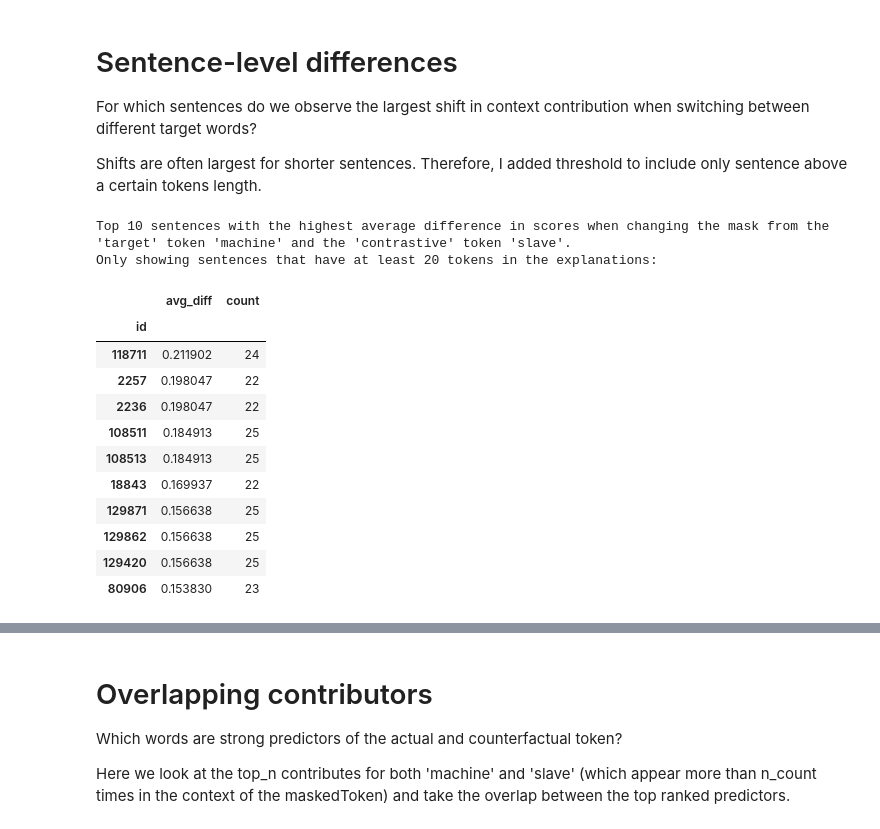
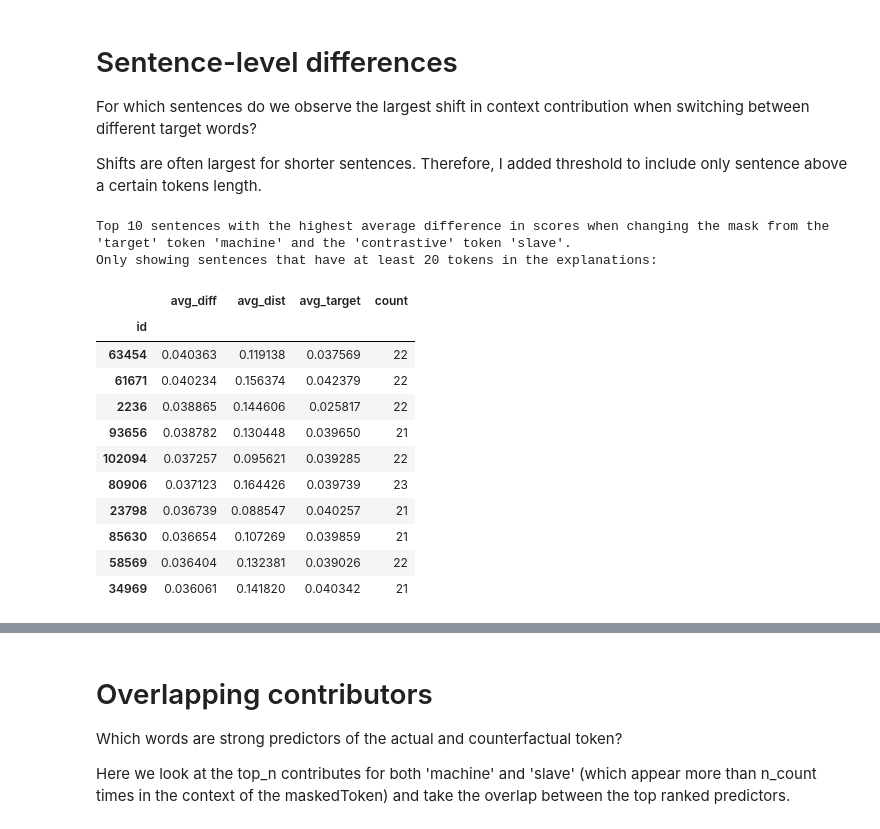
Before and after one commit to Text-Machine/mask-predict, a Jupyter notebook: example_analysis_colab.ipynb, the cells around one changed output, grey strips where cells are left out. Drawn from its saved outputs; the diff is of its cells as text; code cells hidden in the pictures.

```diff
--- a/example_analysis_colab.ipynb
+++ b/example_analysis_colab.ipynb
@@ -218,8 +301,8 @@ Notes:
 - UNEXPECTED    :can be ignored when loading from different task/architecture; not ok if you expect identical arch.
 # %%
 # get the ids for the sentences containing the context token 'tentering' and the masked tokens 'slave' or 'slaves'
-context_token = 'tool'
-masked_tokens = mask2tokens[TargetMaskedToken]
+context_token = 'pendulum'
+masked_tokens = mask2tokens[ContrastiveMaskedToken]
 print(masked_tokens)
 df_ig[(df_ig.Token==context_token) & (df_ig.Target.isin(masked_tokens))]['id'].unique()
 # %% [output]
@@ -244,8 +314,8 @@ array([ 61362,  61364,  61393,  61394,  61474,  61674,  62580,  64390,
 # %%
 # select one of the above ids and highlight the context tokens in the sentence
-idx = 1296
-sentence = ' '.join(df_ig[(df_ig.id==idx) & df_ig.Target.isin(['slave','slaves'])]['Token'].values)
-target = df_ig[(df_ig.id==idx) & df_ig.Target.isin(['slave','slaves'])]['Target'].values[0]
-highlight_context_tokens(explainer, sentence, target=target, word_agg="max")
+idx = 68300
+sentence = ' '.join(df_ig[(df_ig.id==idx) & df_ig.Target.isin(masked_tokens)]['Token'].values)
+target = df_ig[(df_ig.id==idx) & df_ig.Target.isin(masked_tokens)]['Target'].values[0]
+highlight_context_tokens(explainer, sentence, target=target, word_agg="mean")
 # %% [output]
 [interactive output not drawn]
@@ -261,9 +331,9 @@ Therefore we now focus on differences (the contrast): i.e. which words are most
 df_observed_ig_tok = df_ig[(df_ig['Target'].isin(mask2tokens[TargetMaskedToken]))].reset_index(drop=True)
 df_counterfactual_ig_tok = df_ig[(df_ig['Target'].isin(mask2tokens[ContrastiveMaskedToken]))].reset_index(drop=True)
 # %%
-df_observed_ig_tok['Diff_Obs_Counter_Score'] = df_observed_ig_tok['Score'] - df_counterfactual_ig_tok['Score']
-df_observed_ig_tok['Counter_Score'] = df_counterfactual_ig_tok['Score']
-diff = df_observed_ig_tok.groupby('Token').agg(avg_diff=('Diff_Obs_Counter_Score', 'mean'), count=('Diff_Obs_Counter_Score', 'size'), std_diff=('Diff_Obs_Counter_Score', 'std'), target_scores=('Score', 'mean'), counter_scores=('Counter_Score', 'mean'))#.sort_values('avg_diff', ascending=False).head(10)
+df_observed_ig_tok['Diff_Obs_Counter_Score'] = df_observed_ig_tok['Score_normalized'] - df_counterfactual_ig_tok['Score_normalized']
+df_observed_ig_tok['Counter_Score'] = df_counterfactual_ig_tok['Score_normalized']
+diff = df_observed_ig_tok.groupby('Token').agg(avg_diff=('Diff_Obs_Counter_Score', 'mean'), count=('Diff_Obs_Counter_Score', 'size'), std_diff=('Diff_Obs_Counter_Score', 'std'), target_scores=('Score_normalized', 'mean'), counter_scores=('Counter_Score', 'mean'))#.sort_values('avg_diff', ascending=False).head(10)
 # %%
 print(f"Top {top_n} tokens with the highest average difference in scores between the '{decision}' token '{TargetMaskedToken if decision == 'target' else ContrastiveMaskedToken}' and the '{'contrastive' if decision == 'target' else 'target'}' token '{ContrastiveMaskedToken if decision == 'target' else TargetMaskedToken}'.\nOnly showing tokens that appear at least {min_freq} times in the explanations:")
 print("Showing the words most leaning to '{}'.".format(TargetMaskedToken if decision == 'target' else ContrastiveMaskedToken))
@@ -309,24 +397,26 @@ For which sentences do we observe the largest shift in context contribution when
 Shifts are often largest for shorter sentences. Therefore, I added threshold to include only sentence above a certain tokens length.
 # %%
 diff_dict = {'slave':'machine', 'slaves':'machines','machine':'slave', 'machines':'slaves'}
+# %%
+df_observed_ig_tok['distance'] = df_observed_ig_tok.apply(lambda x: abs(x.Score - x.Counter_Score), axis=1)
 # %%
 min_length = 20 # threshold to filter out sentences that are too short
 top_n = 10 # show the top n sentences with the highest average difference in scores between the masked token and the contrastive token
-by_sent = df_observed_ig_tok.groupby('id').agg(avg_diff=('Diff_Obs_Counter_Score', 'mean'), count=('Diff_Obs_Counter_Score', 'size'))#
+by_sent = df_observed_ig_tok.groupby('id').agg(avg_diff=('Diff_Obs_Counter_Score', 'mean'),avg_dist=('distance', 'mean'), avg_target=('Score_normalized', 'mean'), count=('Diff_Obs_Counter_Score', 'size'))#
 print(f"Top {top_n} sentences with the highest average difference in scores when changing the mask from the '{decision}' token '{TargetMaskedToken if decision == 'target' else ContrastiveMaskedToken}' and the '{'contrastive' if decision == 'target' else 'target'}' token '{ContrastiveMaskedToken if decision == 'target' else TargetMaskedToken}'.\nOnly showing sentences that have at least {min_length} tokens in the explanations:")
 by_sent[by_sent['count'] > min_length].sort_values('avg_diff', ascending=False).head(top_n)
 # %% [output]
 Top 10 sentences with the highest average difference in scores when changing the mask from the 'target' token 'machine' and the 'contrastive' token 'slave'.
 Only showing sentences that have at least 20 tokens in the explanations:
-|  | avg_diff | count |
-| id |  |  |
-| 118711 | 0.211902 | 24 |
-| 2257 | 0.198047 | 22 |
-| 2236 | 0.198047 | 22 |
-| 108511 | 0.184913 | 25 |
-| 108513 | 0.184913 | 25 |
-| 18843 | 0.169937 | 22 |
-| 129871 | 0.156638 | 25 |
-| 129862 | 0.156638 | 25 |
-| 129420 | 0.156638 | 25 |
-| 80906 | 0.153830 | 23 |
+|  | avg_diff | avg_dist | avg_target | count |
+| id |  |  |  |  |
+| 63454 | 0.040363 | 0.119138 | 0.037569 | 22 |
+| 61671 | 0.040234 | 0.156374 | 0.042379 | 22 |
+| 2236 | 0.038865 | 0.144606 | 0.025817 | 22 |
+| 93656 | 0.038782 | 0.130448 | 0.039650 | 21 |
+| 102094 | 0.037257 | 0.095621 | 0.039285 | 22 |
+| 80906 | 0.037123 | 0.164426 | 0.039739 | 23 |
+| 23798 | 0.036739 | 0.088547 | 0.040257 | 21 |
+| 85630 | 0.036654 | 0.107269 | 0.039859 | 21 |
+| 58569 | 0.036404 | 0.132381 | 0.039026 | 22 |
+| 34969 | 0.036061 | 0.141820 | 0.040342 | 21 |
```
Also changed, not shown: parts of 43 cells of this notebook.
